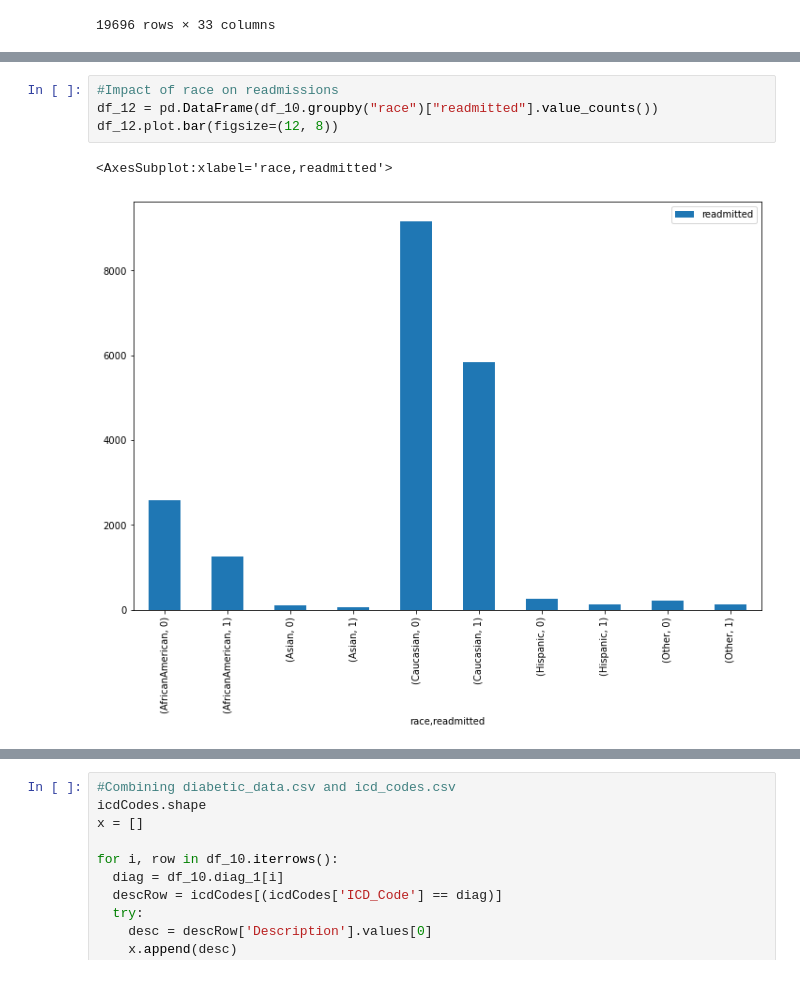
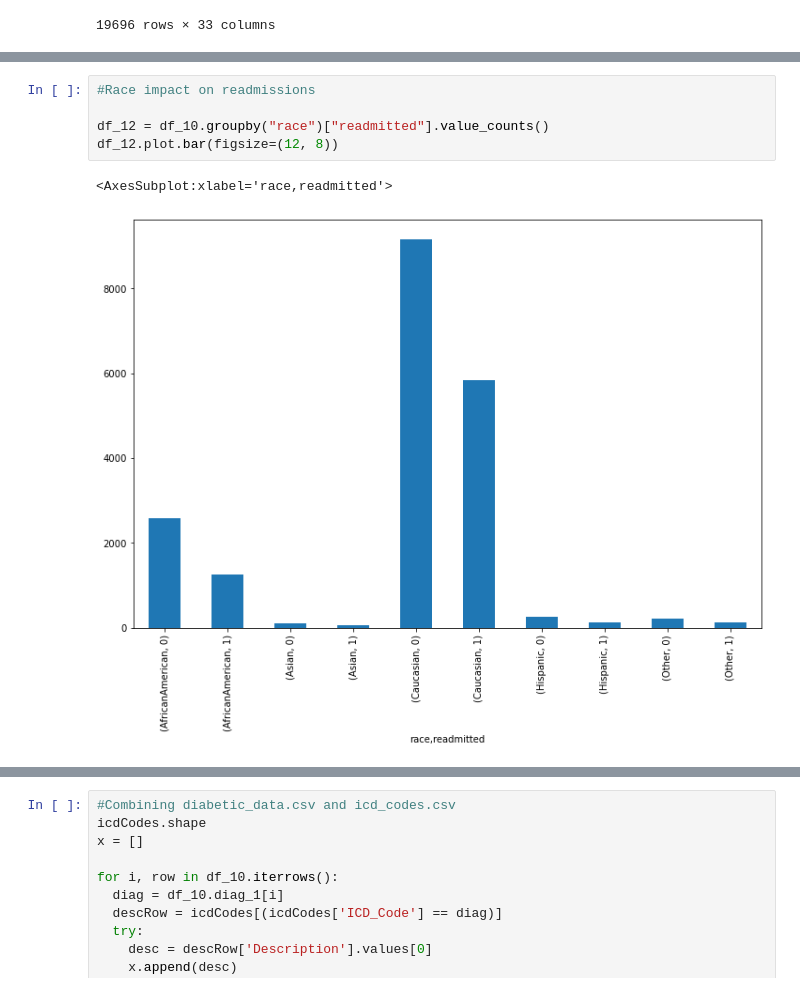
Before and after one commit to sufyaans/bigdata_cw2, a Jupyter notebook: 193_solution.ipynb, the cells around one changed output, grey strips where cells are left out. Saved outputs shown, nothing was run; the diff lists cells and outputs as text.

```diff
--- a/193_solution.ipynb
+++ b/193_solution.ipynb
@@ -324,11 +324,12 @@ df_11.plot.bar(figsize=(12, 8))
 <AxesSubplot:xlabel='age,readmitted'>
 [figure]
 # %%
-#Impact of race on readmissions
-df_12 = pd.DataFrame(df_10.groupby("race")["readmitted"].value_counts())
+#Race impact on readmissions
+
+df_12 = df_10.groupby("race")["readmitted"].value_counts()
 df_12.plot.bar(figsize=(12, 8))
 # %% [output]
 <AxesSubplot:xlabel='race,readmitted'>
-[figure, old version]
+[figure, new version]
 # %%
 #Gender impact on readmissions
```
Also changed, not shown: parts of 8 cells of this notebook.
